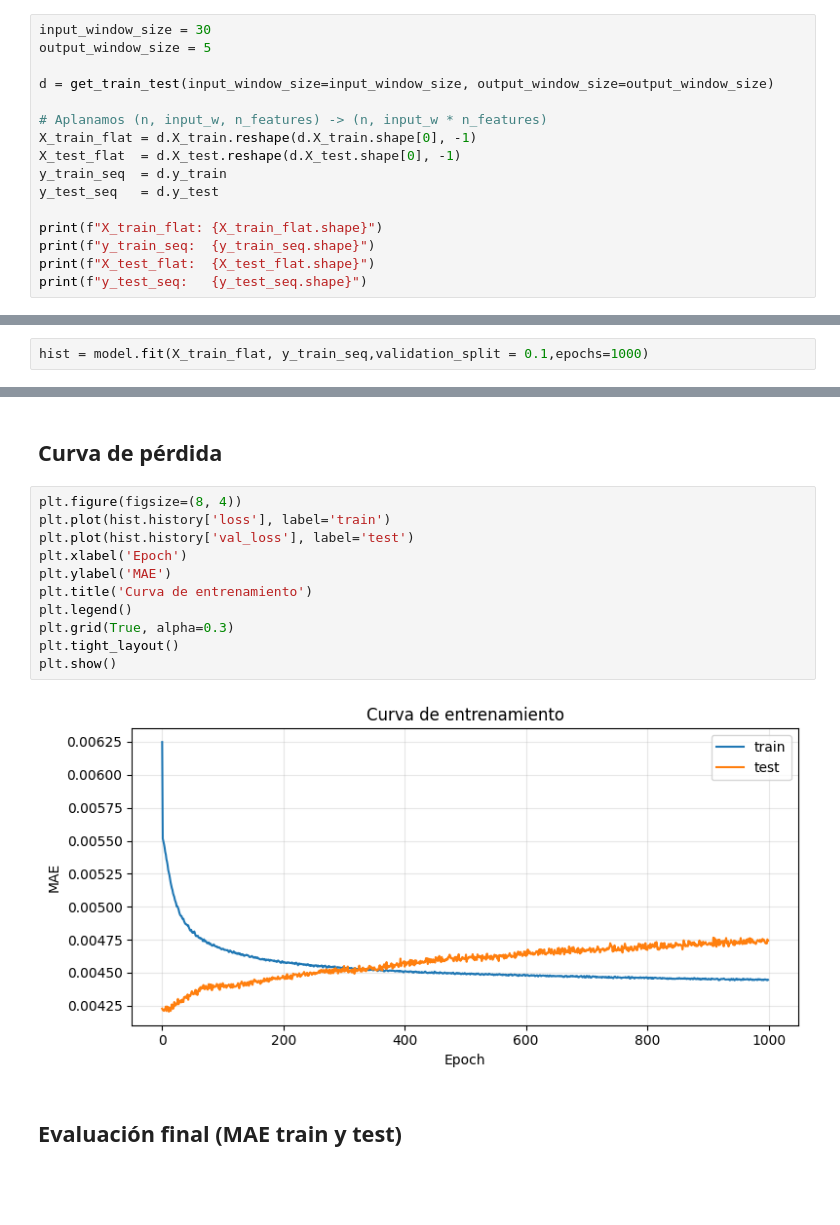
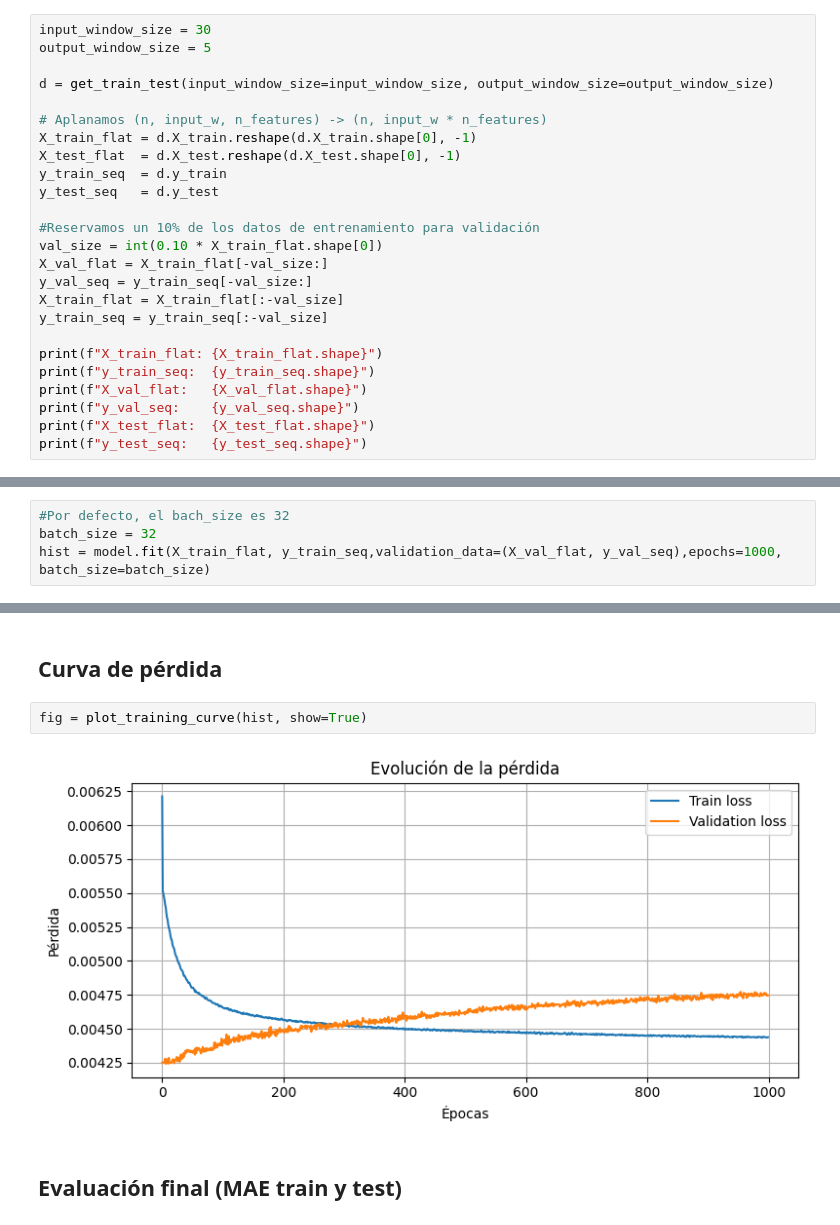
Before and after one commit to JaviChulvi/Neural-Networks-Forecasting, a Jupyter notebook: model/mlp_multilayer_perceptron.ipynb, the cells around one changed output, grey strips where cells are left out. Cells and saved outputs as stored; diff of their text form; blank space fills up the shorter version.

```diff
--- a/model/mlp_multilayer_perceptron.ipynb
+++ b/model/mlp_multilayer_perceptron.ipynb
@@ -42,8 +46,17 @@ X_test_flat  = d.X_test.reshape(d.X_test.shape[0], -1)
 y_train_seq  = d.y_train
 y_test_seq   = d.y_test
 
+#Reservamos un 10% de los datos de entrenamiento para validación
+val_size = int(0.10 * X_train_flat.shape[0])
+X_val_flat = X_train_flat[-val_size:]
+y_val_seq = y_train_seq[-val_size:]
+X_train_flat = X_train_flat[:-val_size]
+y_train_seq = y_train_seq[:-val_size]
+
 print(f"X_train_flat: {X_train_flat.shape}")
 print(f"y_train_seq:  {y_train_seq.shape}")
+print(f"X_val_flat:   {X_val_flat.shape}")
+print(f"y_val_seq:    {y_val_seq.shape}")
 print(f"X_test_flat:  {X_test_flat.shape}")
 print(f"y_test_seq:   {y_test_seq.shape}")
 # %% [output]
@@ -81,6 +102,8 @@ Model: "sequential_45"
 # %% [markdown]
 ## Entrenamiento
 # %%
-hist = model.fit(X_train_flat, y_train_seq,validation_split = 0.1,epochs=1000)
+#Por defecto, el bach_size es 32
+batch_size = 32
+hist = model.fit(X_train_flat, y_train_seq,validation_data=(X_val_flat, y_val_seq),epochs=1000, batch_size=batch_size)
 # %% [output]
 Epoch 1/1000
@@ -103,18 +126,9 @@ Epoch 1000/1000
 # %% [markdown]
 ## Curva de pérdida
 # %%
-plt.figure(figsize=(8, 4))
-plt.plot(hist.history['loss'], label='train')
-plt.plot(hist.history['val_loss'], label='test')
-plt.xlabel('Epoch')
-plt.ylabel('MAE')
-plt.title('Curva de entrenamiento')
-plt.legend()
-plt.grid(True, alpha=0.3)
-plt.tight_layout()
-plt.show()
+fig = plot_training_curve(hist, show=True)
 # %% [output]
-[figure, old version]
+[figure, new version]
 # %% [markdown]
 ## Evaluación final (MAE train y test)
 # %%
```
Also changed, not shown: parts of 9 cells of this notebook, 40 other files.
